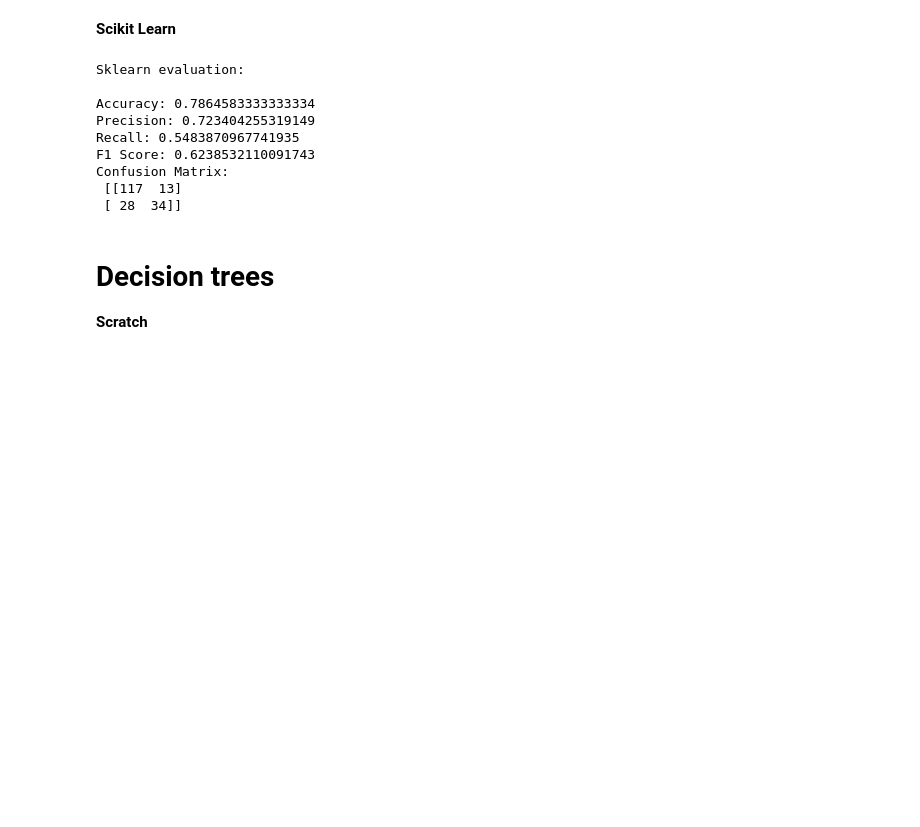
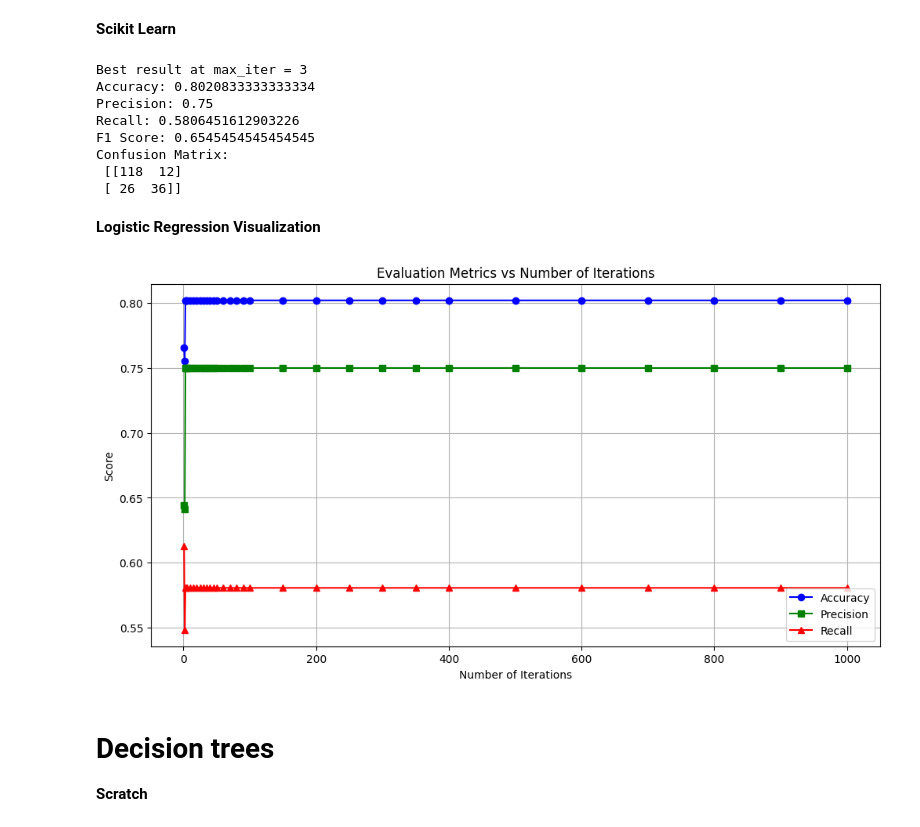
Before and after one commit to gtisgod/Diabetes-Onset, a Jupyter notebook: Diabetes Onset Final.ipynb, the cells around one changed output. Cells and saved outputs as stored; diff of their text form; code cells hidden in the pictures; blank space fills up the shorter version.

```diff
--- a/Diabetes Onset Final.ipynb
+++ b/Diabetes Onset Final.ipynb
@@ -284,23 +266,50 @@ Confusion Matrix:
 # %%
-model = LogisticRegression()
-model.fit(X_train, y_train)
-y_pred = model.predict(X_test)
-print("Sklearn evaluation: \n")
-print("Accuracy:", accuracy_score(y_test, y_pred))
-print("Precision:", precision_score(y_test, y_pred))
-print("Recall:", recall_score(y_test, y_pred))
-print("F1 Score:", f1_score(y_test, y_pred))
-print("Confusion Matrix:\n", confusion_matrix(y_test, y_pred))
+warnings.filterwarnings("ignore", category=ConvergenceWarning)
+results = []
+
+iter_values = [1,2,3,4,5,10,15,20,25,30,35,40,45,50,60,70,80,90,100,
+               150,200,250,300,350,400,500,600,700,800,900,1000]
+
+for j in iter_values:
+    calcu1(j)
+
+best_result = max(results, key=lambda x: x['accuracy'])
+
+print(f"Best result at max_iter = {best_result['max_iter']}")
+print("Accuracy:", best_result['accuracy'])
+print("Precision:", best_result['precision'])
+print("Recall:", best_result['recall'])
+print("F1 Score:", best_result['f1_score'])
+print("Confusion Matrix:\n", confusion_matrix(y_test, best_result['y_pred']))
 # %% [output]
-Sklearn evaluation:
-
-Accuracy: 0.7864583333333334
-Precision: 0.723404255319149
-Recall: 0.5483870967741935
-F1 Score: 0.6238532110091743
+Best result at max_iter = 3
+Accuracy: 0.8020833333333334
+Precision: 0.75
+Recall: 0.5806451612903226
+F1 Score: 0.6545454545454545
 Confusion Matrix:
- [[117  13]
- [ 28  34]]
+ [[118  12]
+ [ 26  36]]
+# %% [markdown]
+**Logistic Regression Visualization**
+# %%
+iterations = [r['max_iter'] for r in results]
+accuracies = [r['accuracy'] for r in results]
+precisions = [r['precision'] for r in results]
+recalls = [r['recall'] for r in results]
+
+plt.figure(figsize=(12, 6))
+plt.plot(iterations, accuracies, marker='o', label='Accuracy', color='b')
+plt.plot(iterations, precisions, marker='s', label='Precision', color='g')
+plt.plot(iterations, recalls, marker='^', label='Recall', color='r')
+plt.title('Evaluation Metrics vs Number of Iterations')
+plt.xlabel('Number of Iterations')
+plt.ylabel('Score')
+plt.legend()
+plt.grid(True)
+plt.show()
+# %% [output]
+[figure, added]
 # %% [markdown]
 # Decision trees
 
```
Also changed, not shown: parts of 33 cells of this notebook.
